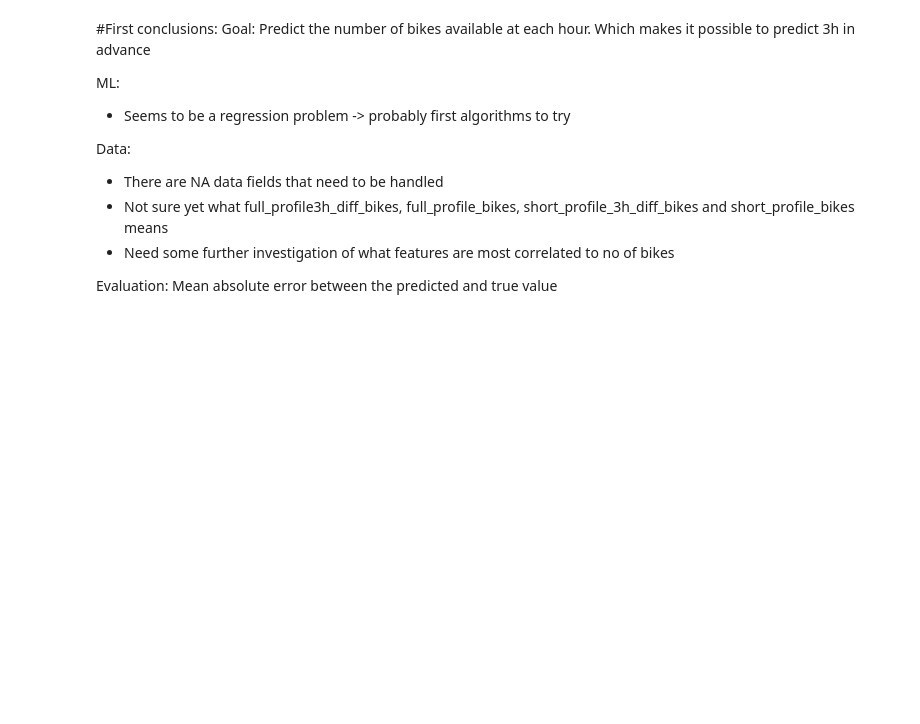
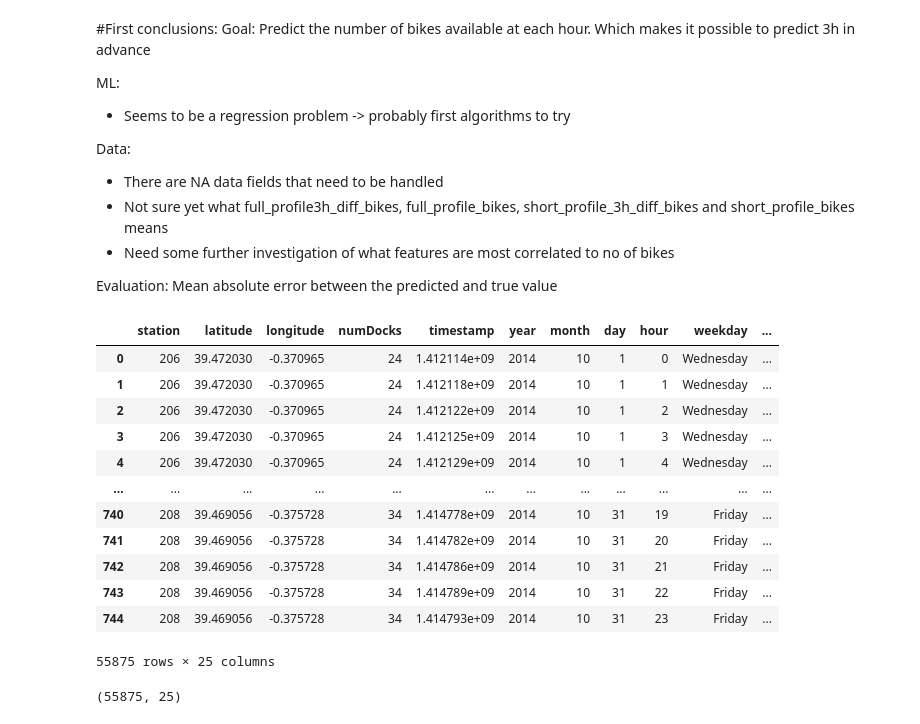
Before and after one commit to isabelladegen/mlp-2021, a Jupyter notebook: notebooks/ExperimentWithPerStationData.ipynb, the cells around one changed output. Cells and saved outputs as stored; diff of their text form; code cells hidden in the pictures; blank space fills up the shorter version.

```diff
--- a/notebooks/ExperimentWithPerStationData.ipynb
+++ b/notebooks/ExperimentWithPerStationData.ipynb
@@ -242,3 +242,27 @@ Data:
 
 Evaluation:
 Mean absolute error between the predicted and true value
+# %%
+#reading all csv files for training into one dataframe
+import glob
+import os
+df = pd.concat(map(pd.read_csv, glob.glob(os.path.join('../Data/Train', "*.csv"))))
+df
+# %% [output]
+|  | station | latitude | longitude | numDocks | timestamp | year | month | day | hour | weekday | ... |
+| 0 | 206 | 39.472030 | -0.370965 | 24 | 1.412114e+09 | 2014 | 10 | 1 | 0 | Wednesday | ... |
+| 1 | 206 | 39.472030 | -0.370965 | 24 | 1.412118e+09 | 2014 | 10 | 1 | 1 | Wednesday | ... |
+| 2 | 206 | 39.472030 | -0.370965 | 24 | 1.412122e+09 | 2014 | 10 | 1 | 2 | Wednesday | ... |
+| 3 | 206 | 39.472030 | -0.370965 | 24 | 1.412125e+09 | 2014 | 10 | 1 | 3 | Wednesday | ... |
+| 4 | 206 | 39.472030 | -0.370965 | 24 | 1.412129e+09 | 2014 | 10 | 1 | 4 | Wednesday | ... |
+| ... | ... | ... | ... | ... | ... | ... | ... | ... | ... | ... | ... |
+| 740 | 208 | 39.469056 | -0.375728 | 34 | 1.414778e+09 | 2014 | 10 | 31 | 19 | Friday | ... |
+| 741 | 208 | 39.469056 | -0.375728 | 34 | 1.414782e+09 | 2014 | 10 | 31 | 20 | Friday | ... |
+| 742 | 208 | 39.469056 | -0.375728 | 34 | 1.414786e+09 | 2014 | 10 | 31 | 21 | Friday | ... |
+| 743 | 208 | 39.469056 | -0.375728 | 34 | 1.414789e+09 | 2014 | 10 | 31 | 22 | Friday | ... |
+| 744 | 208 | 39.469056 | -0.375728 | 34 | 1.414793e+09 | 2014 | 10 | 31 | 23 | Friday | ... |
+55875 rows × 25 columns
+# %%
+df.shape
+# %% [output]
+(55875, 25)
```
Also changed, not shown: parts of 5 cells of this notebook, 19 other files.
